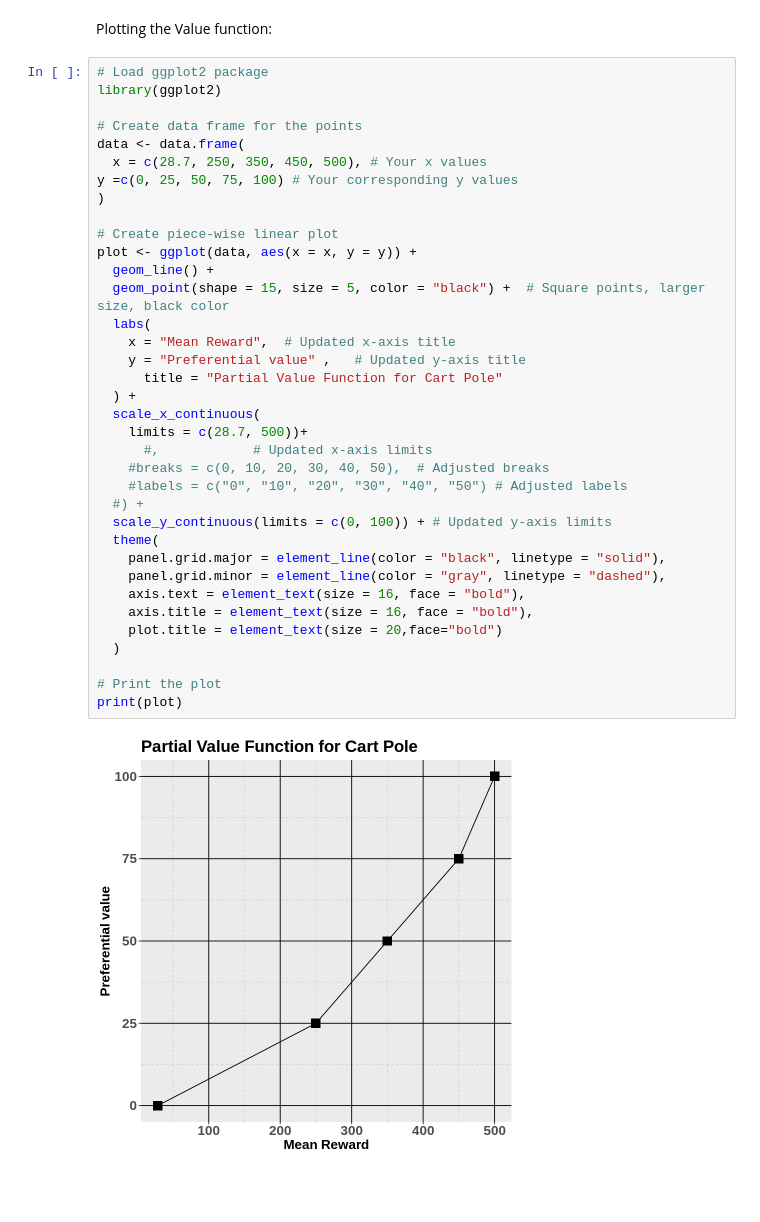
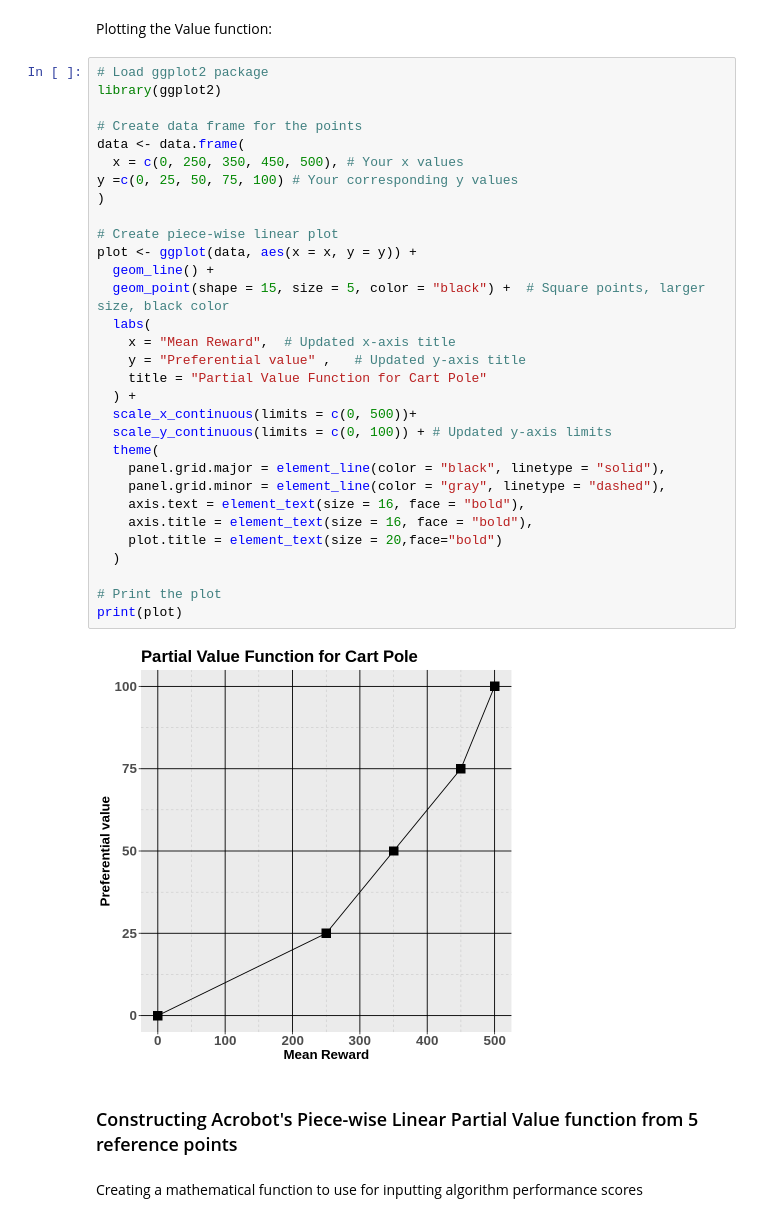
Before and after one commit to marlEvalDissertation/marlEvalDiss, a Jupyter notebook: Guideline_Data_Aggregation.ipynb, the cells around one changed output. Drawn from its saved outputs; the diff is of its cells as text; blank space fills up the shorter version.

```diff
--- a/Guideline_Data_Aggregation.ipynb
+++ b/Guideline_Data_Aggregation.ipynb
@@ -167,38 +169,37 @@ Plotting the Value function:
 # %%
 # Load ggplot2 package
 library(ggplot2)
 
 # Create data frame for the points
 data <- data.frame(
-  x = c(28.7, 250, 350, 450, 500), # Your x values
+  x = c(0, 250, 350, 450, 500), # Your x values
 y =c(0, 25, 50, 75, 100) # Your corresponding y values
 )
 
 # Create piece-wise linear plot
 plot <- ggplot(data, aes(x = x, y = y)) +
   geom_line() +
   geom_point(shape = 15, size = 5, color = "black") +  # Square points, larger size, black color
   labs(
     x = "Mean Reward",  # Updated x-axis title
     y = "Preferential value" ,   # Updated y-axis title
-      title = "Partial Value Function for Cart Pole"
+    title = "Partial Value Function for Cart Pole"
   ) +
-  scale_x_continuous(
-    limits = c(28.7, 500))+
-      #,            # Updated x-axis limits
-    #breaks = c(0, 10, 20, 30, 40, 50),  # Adjusted breaks
-    #labels = c("0", "10", "20", "30", "40", "50") # Adjusted labels
-  #) +
+  scale_x_continuous(limits = c(0, 500))+
   scale_y_continuous(limits = c(0, 100)) + # Updated y-axis limits
   theme(
     panel.grid.major = element_line(color = "black", linetype = "solid"),
     panel.grid.minor = element_line(color = "gray", linetype = "dashed"),
     axis.text = element_text(size = 16, face = "bold"),
     axis.title = element_text(size = 16, face = "bold"),
     plot.title = element_text(size = 20,face="bold")
   )
 
 # Print the plot
 print(plot)
 # %% [output]
-[figure, old version]
+[figure, new version]
+# %% [markdown]
+### Constructing Acrobot's Piece-wise Linear Partial Value function from 5 reference points
+# %% [markdown]
+Creating a mathematical function to use for inputting algorithm performance scores
```
Also changed, not shown: parts of 13 cells of this notebook.
